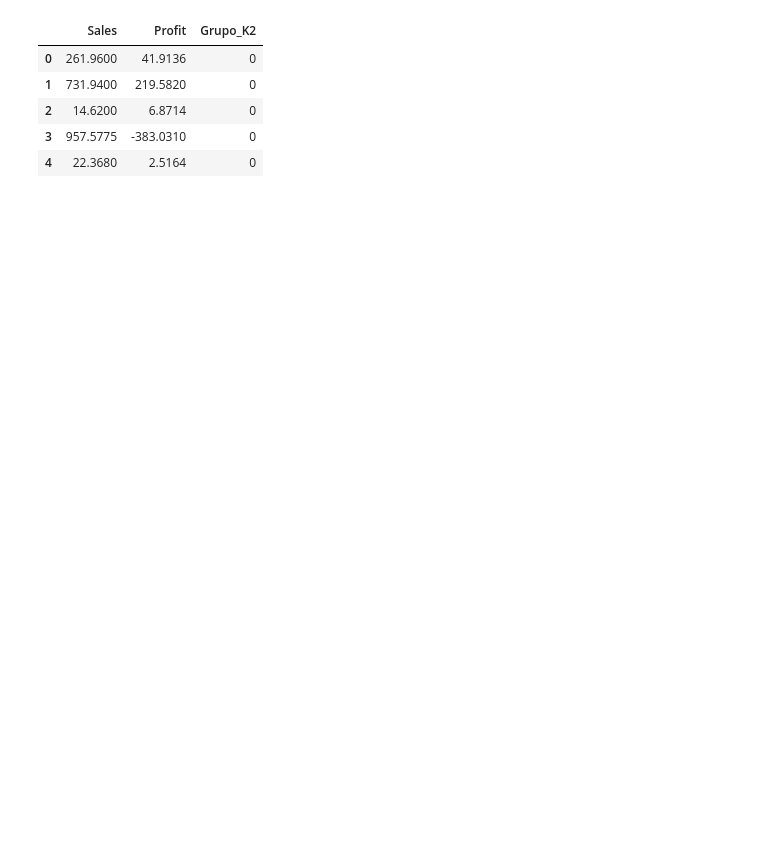
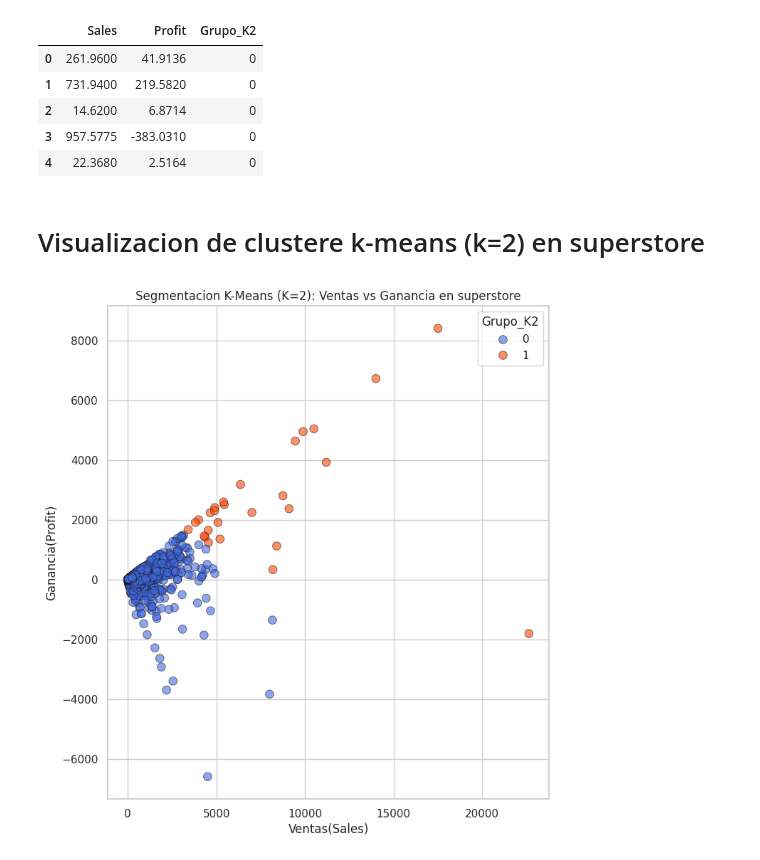
Before and after one commit to jvillagra66-oss/ml-inventario-superstore, a Jupyter notebook: notebooks/01_analisis_inventario.ipynb, the cells around one changed output. Saved outputs shown, nothing was run; the diff lists cells and outputs as text; code cells hidden in the pictures; blank space fills up the shorter version.

```diff
--- a/notebooks/01_analisis_inventario.ipynb
+++ b/notebooks/01_analisis_inventario.ipynb
@@ -1270,3 +1269,24 @@ df_cluster.head()
 | 2 | 14.6200 | 6.8714 | 0 |
 | 3 | 957.5775 | -383.0310 | 0 |
 | 4 | 22.3680 | 2.5164 | 0 |
+# %% [markdown]
+# Visualizacion de clustere k-means (k=2) en superstore
+# %%
+import matplotlib.pyplot as plt
+import seaborn as sns
+
+plt.figure(figsize=(8,9))
+sns.scatterplot(
+    data=df_cluster,
+    x='Sales', y='Profit',
+    hue="Grupo_K2",
+    palette=['royalblue', 'orangered'],
+    alpha=0.6, s=70, edgecolor='k'
+)
+
+plt.xlabel("Ventas(Sales)")
+plt.ylabel("Ganancia(Profit)")
+plt.title("Segmentacion K-Means (K=2): Ventas vs Ganancia en superstore")
+plt.show()
+# %% [output]
+[figure, added]
```
Also changed, not shown: parts of 10 cells of this notebook.
